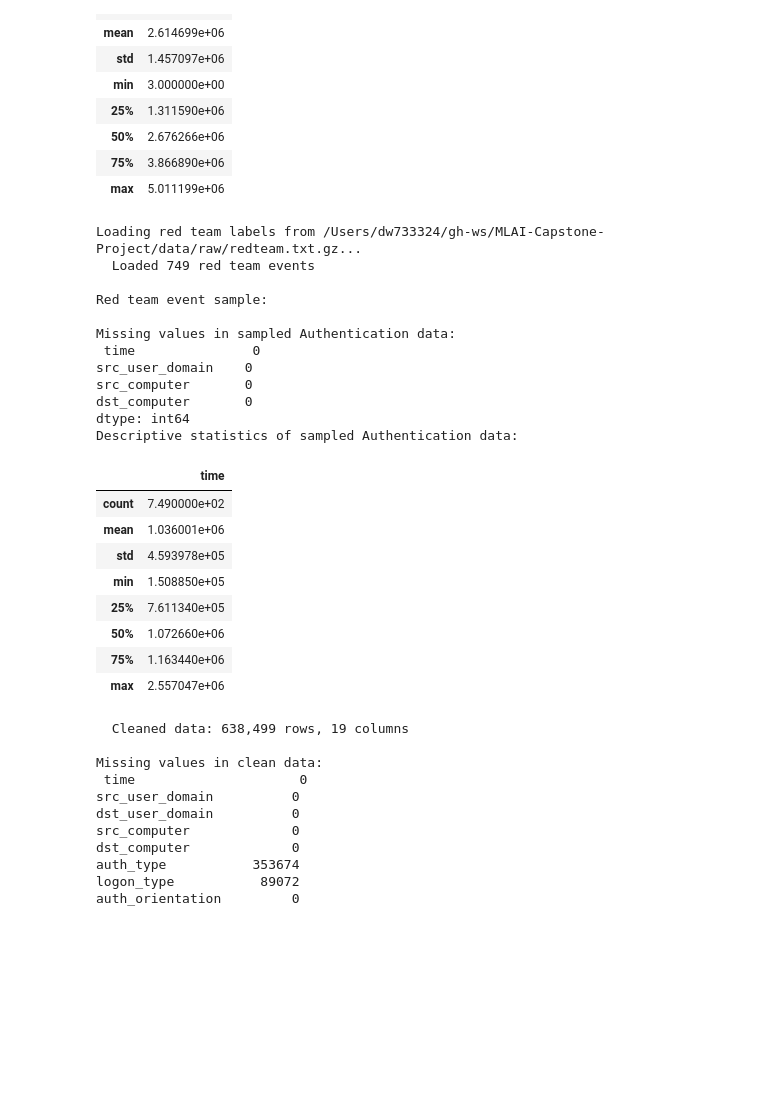
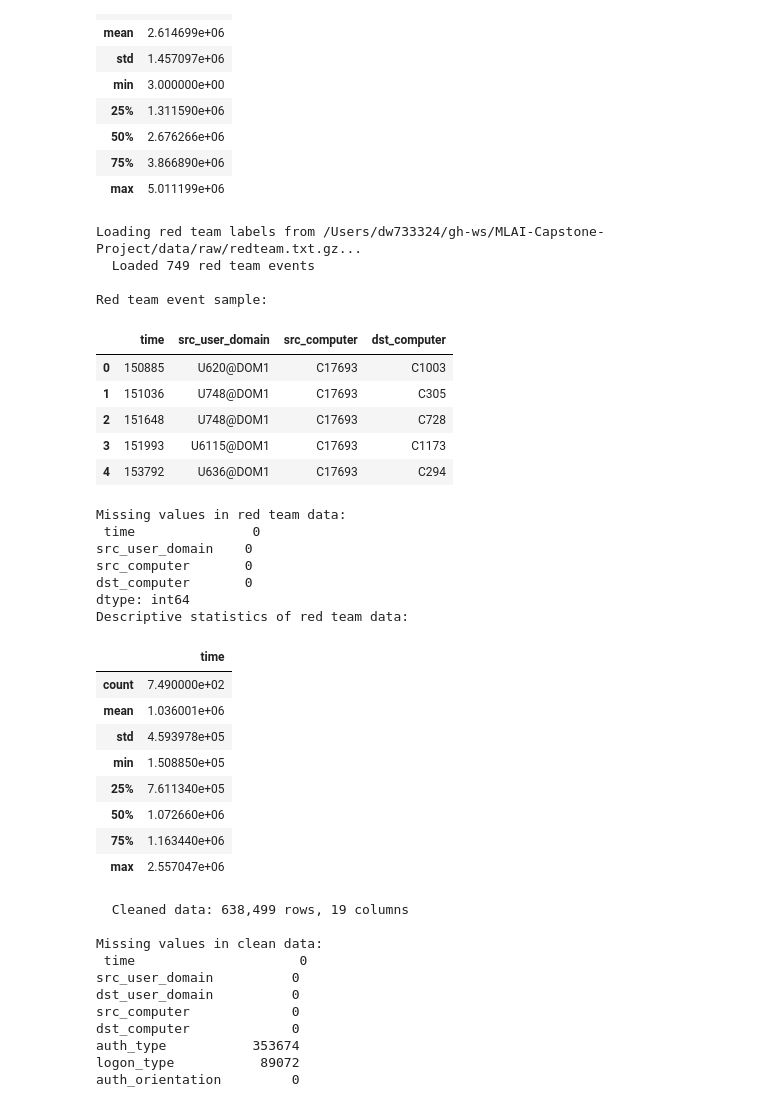
Before and after one commit to daisywu1/MLAI-Capstone-Project, a Jupyter notebook: notebooks/capstone_analysis.ipynb, the cells around one changed output. Saved outputs shown, nothing was run; the diff lists cells and outputs as text; code cells hidden in the pictures; blank space fills up the shorter version.

```diff
--- a/notebooks/capstone_analysis.ipynb
+++ b/notebooks/capstone_analysis.ipynb
@@ -175,41 +175,46 @@ Descriptive statistics of sampled Authentication data:
 # %%
 # Load red team labels (known malicious events)
 redteam = load_redteam_labels()
 print(f"\nRed team event sample:")
-redteam.head()
+display(redteam.head())
 
 # Check for missing values and 'unknown' values in categorical columns
 print("\nMissing values in red team data:\n", redteam.isnull().sum())
 categorical_cols = redteam.select_dtypes(include=['object']).columns
 for col in categorical_cols:
     unknown_count = (redteam[col] == 'unknown').sum()
     if unknown_count > 0:
         print(f"'unknown' values in {col}: {unknown_count} ({unknown_count/len(redteam)*100:.2f}%)")
 
 print("Descriptive statistics of red team data:")
 display(redteam.describe())
 # %% [output]
 Loading red team labels from /Users/dw733324/gh-ws/MLAI-Capstone-Project/data/raw/redteam.txt.gz...
   Loaded 749 red team events
 
 Red team event sample:
-
-Missing values in sampled Authentication data:
- time               0
-src_user_domain    0
-src_computer       0
-dst_computer       0
-dtype: int64
-Descriptive statistics of sampled Authentication data:
-|  | time |
-| count | 7.490000e+02 |
-| mean | 1.036001e+06 |
-| std | 4.593978e+05 |
-| min | 1.508850e+05 |
-| 25% | 7.611340e+05 |
-| 50% | 1.072660e+06 |
-| 75% | 1.163440e+06 |
-| max | 2.557047e+06 |
+|  | time | src_user_domain | src_computer | dst_computer |
+| 0 | 150885 | U620@DOM1 | C17693 | C1003 |
+| 1 | 151036 | U748@DOM1 | C17693 | C305 |
+| 2 | 151648 | U748@DOM1 | C17693 | C728 |
+| 3 | 151993 | U6115@DOM1 | C17693 | C1173 |
+| 4 | 153792 | U636@DOM1 | C17693 | C294 |
+Missing values in red team data:
+ time               0
+src_user_domain    0
+src_computer       0
+dst_computer       0
+dtype: int64
+Descriptive statistics of red team data:
+|  | time |
+| count | 7.490000e+02 |
+| mean | 1.036001e+06 |
+| std | 4.593978e+05 |
+| min | 1.508850e+05 |
+| 25% | 7.611340e+05 |
+| 50% | 1.072660e+06 |
+| 75% | 1.163440e+06 |
+| max | 2.557047e+06 |
 # %%
 # Clean the data: parse user@domain, convert success/failure, add time features
 df = clean_data(df_raw)
```
Also changed, not shown: parts of 4 cells of this notebook.
